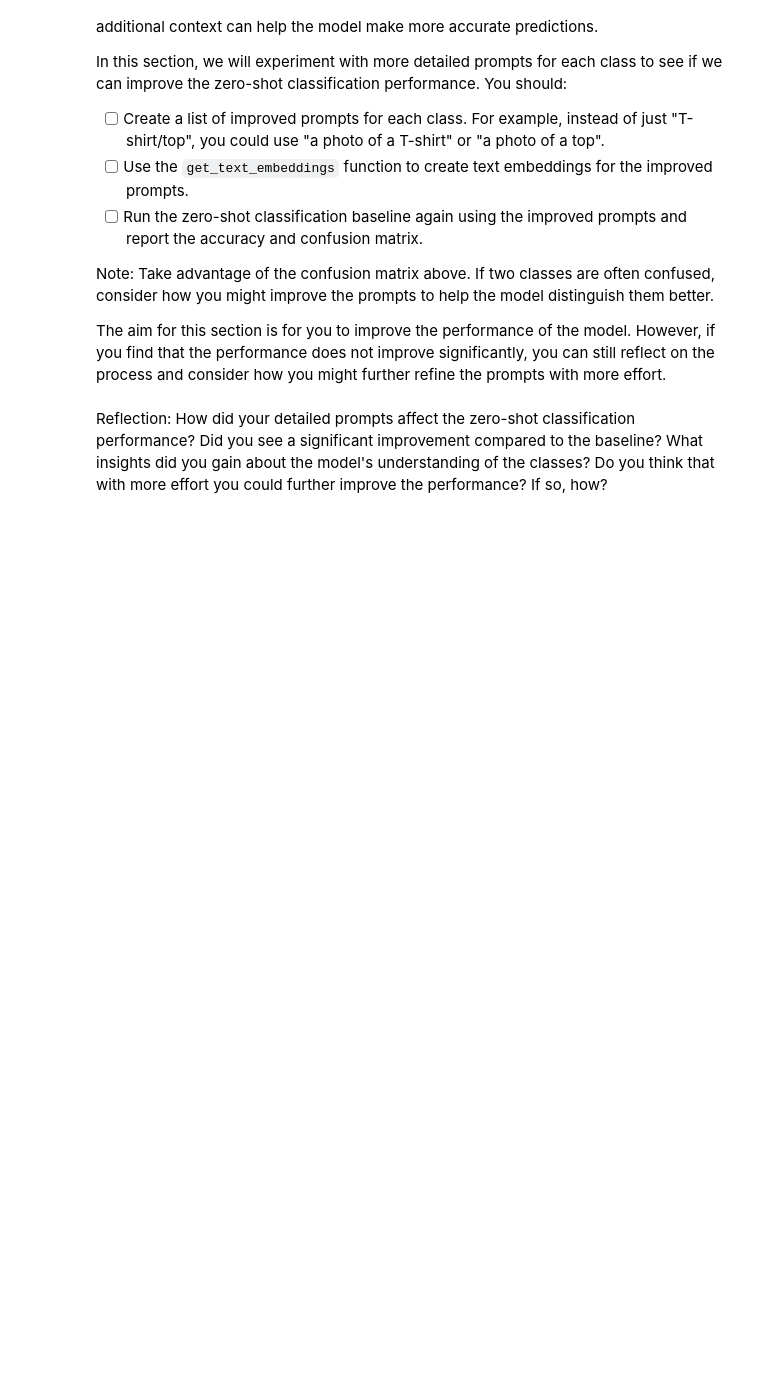
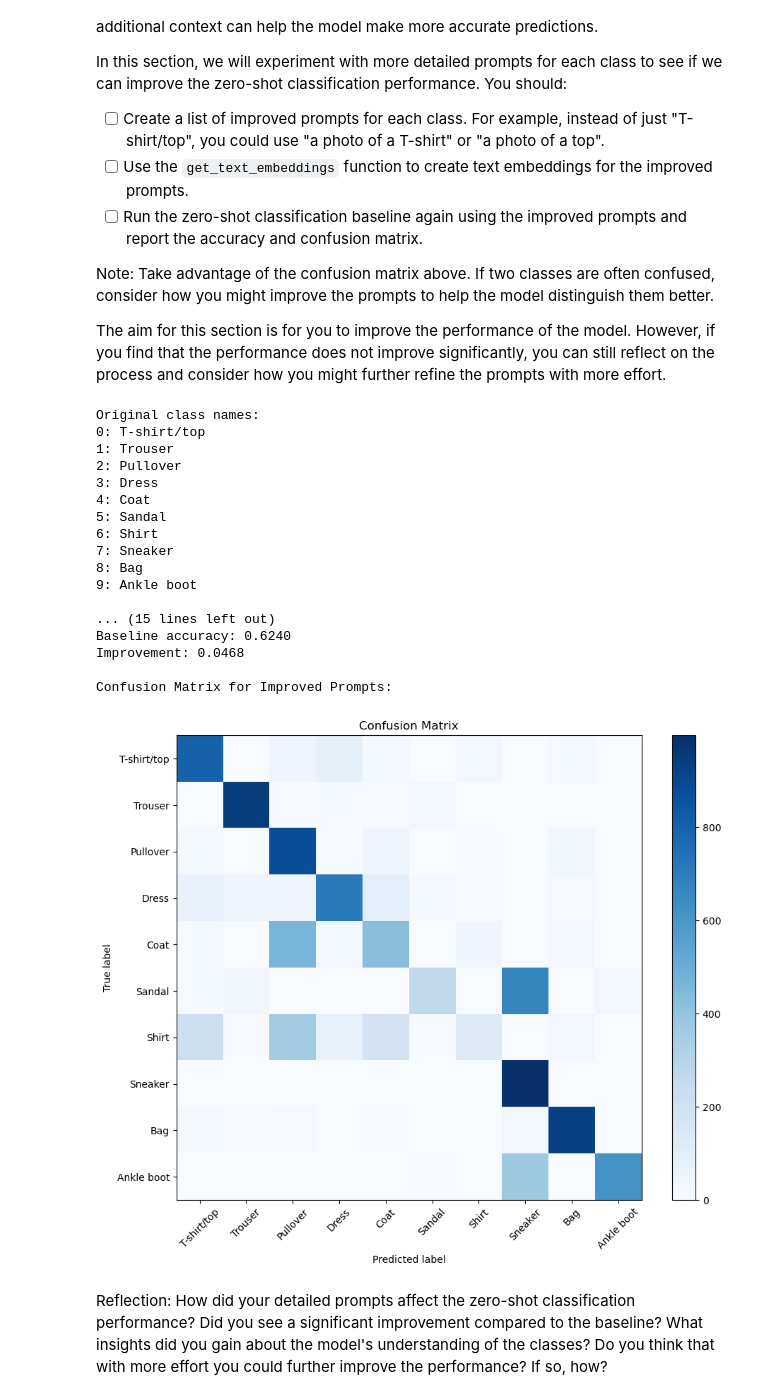
Before and after one commit to yankyylankyy/deep_learning, a Jupyter notebook: 02_activities/assignments/assignment_2.ipynb, the cells around one changed output. Drawn from its saved outputs; the diff is of its cells as text; code cells hidden in the pictures; blank space fills up the shorter version.

```diff
--- a/02_activities/assignments/assignment_2.ipynb
+++ b/02_activities/assignments/assignment_2.ipynb
@@ -254,6 +278,79 @@ In this section, we will experiment with more detailed prompts for each class to
 Note: Take advantage of the confusion matrix above. If two classes are often confused, consider how you might improve the prompts to help the model distinguish them better.
 
 The aim for this section is for you to improve the performance of the model. However, if you find that the performance does not improve significantly, you can still reflect on the process and consider how you might further refine the prompts with more effort.
+# %%
+# Create improved descriptive prompts for each class
+IMPROVED_PROMPTS = [
+    "a photo of a t-shirt or top clothing item",     # T-shirt/top
+    "a photo of long pants or trousers",             # Trouser
+    "a photo of a pullover sweater or jumper",       # Pullover
+    "a photo of a dress or gown",                    # Dress
+    "a photo of a coat or jacket outerwear",         # Coat
+    "a photo of open-toe sandals or flip-flops",    # Sandal
+    "a photo of a collared shirt or blouse",        # Shirt
+    "a photo of athletic sneakers or tennis shoes", # Sneaker
+    "a photo of a handbag, purse, or backpack",     # Bag
+    "a photo of ankle boots or short boots"         # Ankle boot
+]
+
+print("Original class names:")
+for i, name in enumerate(CLASS_NAMES):
+    print(f"{i}: {name}")
+
+print("\nImproved prompts:")
+for i, prompt in enumerate(IMPROVED_PROMPTS):
+    print(f"{i}: {prompt}")
+
+# Reset prediction lists for improved prompts experiment
+y_true_improved, y_pred_improved = [], []
+
+# Build text embeddings for the improved prompts
+text_embeddings_improved = get_text_embeddings(IMPROVED_PROMPTS)
+
+print(f"\nRunning zero-shot classification with improved prompts...")
+
+for pixel_values, labels in test_loader:
+    # Get image embeddings
+    image_embeddings = get_image_embeddings(pixel_values)
+
+    # Compute cosine similarity between image and text embeddings
+    similarity = get_cosine_similarity(image_embeddings, text_embeddings_improved)
+
+    # Get predictions
+    predictions = get_predictions(similarity)
+
+    # Save predictions and true labels for confusion matrix
+    y_true_improved.extend(labels.numpy())
+    y_pred_improved.extend(predictions)
+
+# Report the accuracy of the improved prompts
+accuracy_improved = accuracy_score(y_true_improved, y_pred_improved)
+print(f"\nImproved prompts accuracy: {accuracy_improved:.4f}")
+print(f"Baseline accuracy: {accuracy:.4f}")
+print(f"Improvement: {accuracy_improved - accuracy:.4f}")
+
+# Plot confusion matrix for improved prompts
+print("\nConfusion Matrix for Improved Prompts:")
+plot_confusion_matrix(y_true_improved, y_pred_improved, CLASS_NAMES)
+# %% [output]
+Original class names:
+0: T-shirt/top
+1: Trouser
+2: Pullover
+3: Dress
+4: Coat
+5: Sandal
+6: Shirt
+7: Sneaker
+8: Bag
+9: Ankle boot
+
+... (15 lines left out)
+Baseline accuracy: 0.6240
+Improvement: 0.0468
+
+Confusion Matrix for Improved Prompts:
+[figure, added]
 # %% [markdown]
 Reflection: How did your detailed prompts affect the zero-shot classification performance? Did you see a significant improvement compared to the baseline? What insights did you gain about the model's understanding of the classes? Do you think that with more effort you could further improve the performance? If so, how?
 # %% [markdown]
```
Also changed, not shown: parts of 8 cells of this notebook.
